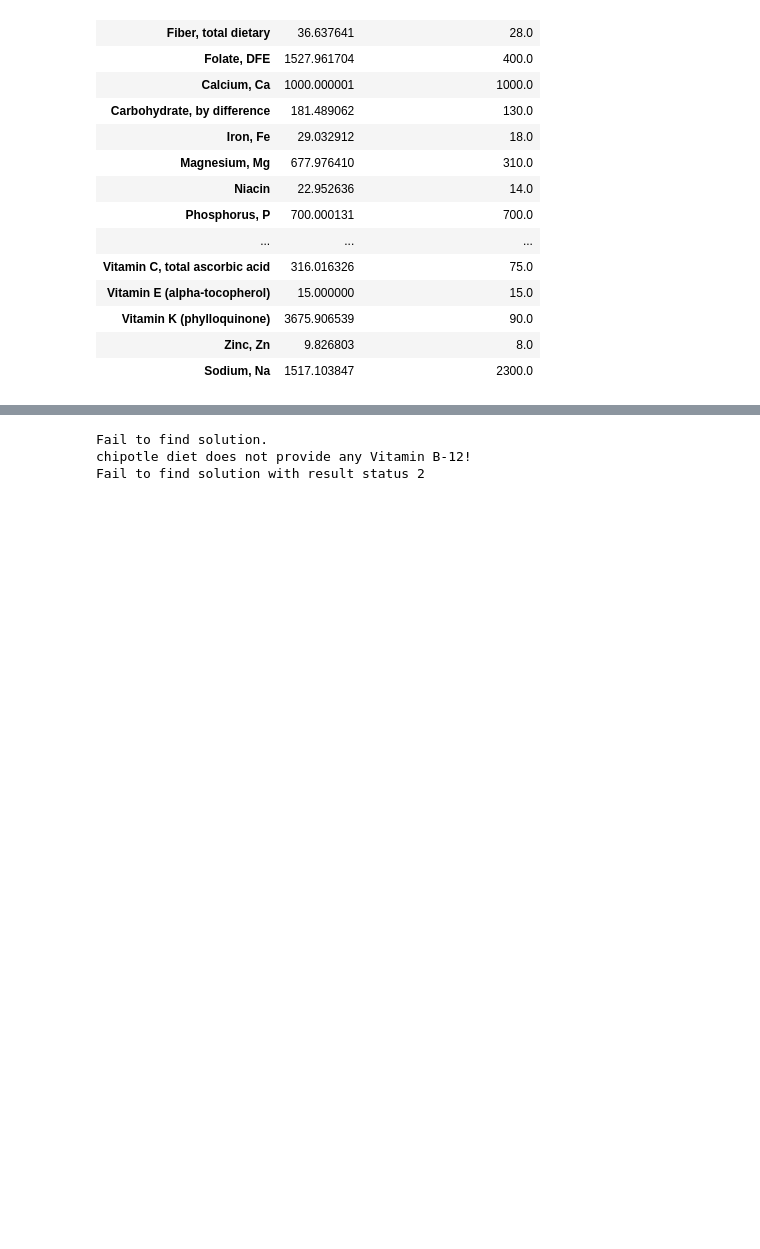
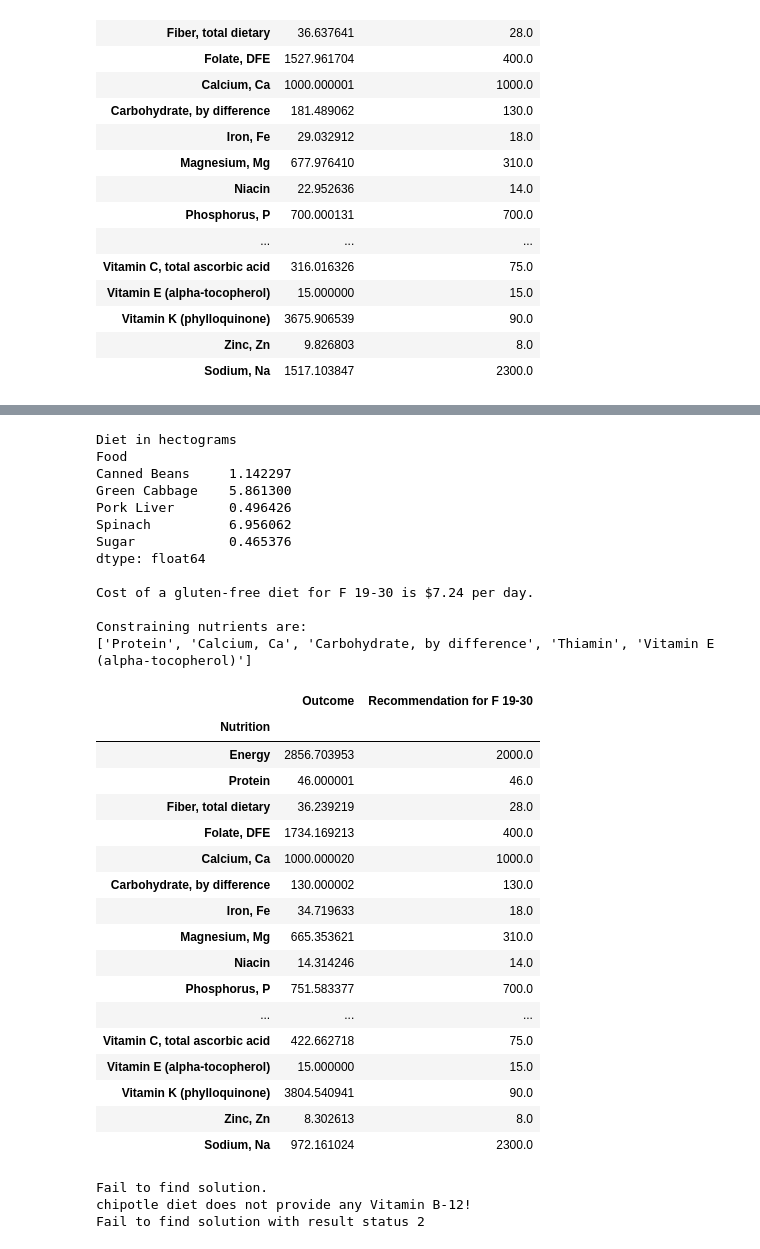
Before and after one commit to Avery-Joseph-Byrne/project2_casimir_funk, a Jupyter notebook: project2.ipynb, the cells around one changed output, grey strips where cells are left out. Cells and saved outputs as stored; diff of their text form; code cells hidden in the pictures; blank space fills up the shorter version.

Commit message:
Add gluten-free for F

```diff
--- a/project2.ipynb
+++ b/project2.ipynb
@@ -724,3 +759,37 @@ Constraining nutrients are:
+# %%
+minimum_cost_diet(diet_type='gluten-free', sex_age_group='F 19-30')
+# %% [output]
+Diet in hectograms
+Food
+Canned Beans     1.142297
+Green Cabbage    5.861300
+Pork Liver       0.496426
+Spinach          6.956062
+Sugar            0.465376
+dtype: float64
+
+Cost of a gluten-free diet for F 19-30 is $7.24 per day.
+
+Constraining nutrients are:
+['Protein', 'Calcium, Ca', 'Carbohydrate, by difference', 'Thiamin', 'Vitamin E (alpha-tocopherol)']
+|  | Outcome | Recommendation for F 19-30 |
+| Nutrition |  |  |
+| Energy | 2856.703953 | 2000.0 |
+| Protein | 46.000001 | 46.0 |
+| Fiber, total dietary | 36.239219 | 28.0 |
+| Folate, DFE | 1734.169213 | 400.0 |
+| Calcium, Ca | 1000.000020 | 1000.0 |
+| Carbohydrate, by difference | 130.000002 | 130.0 |
+| Iron, Fe | 34.719633 | 18.0 |
+| Magnesium, Mg | 665.353621 | 310.0 |
+| Niacin | 14.314246 | 14.0 |
+| Phosphorus, P | 751.583377 | 700.0 |
+| ... | ... | ... |
+| Vitamin C, total ascorbic acid | 422.662718 | 75.0 |
+| Vitamin E (alpha-tocopherol) | 15.000000 | 15.0 |
+| Vitamin K (phylloquinone) | 3804.540941 | 90.0 |
+| Zinc, Zn | 8.302613 | 8.0 |
+| Sodium, Na | 972.161024 | 2300.0 |
 # %%
 minimum_cost_diet(diet_type='chipotle', sex_age_group='M 19-30')
 # %% [output]
```
Also changed, not shown: parts of 8 cells of this notebook.
